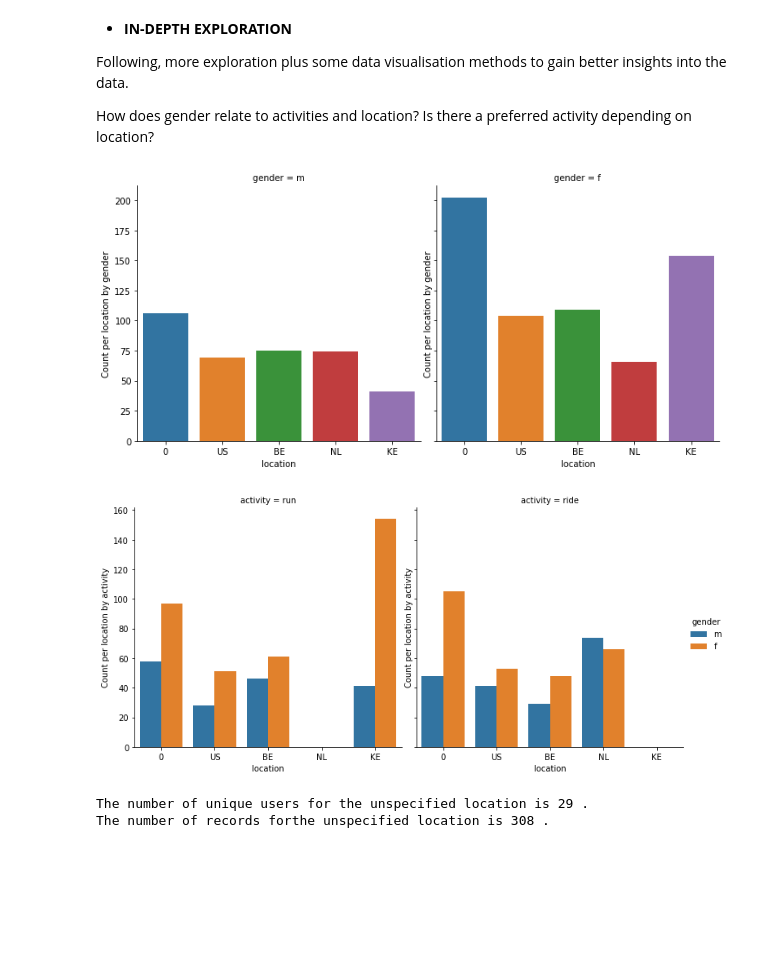
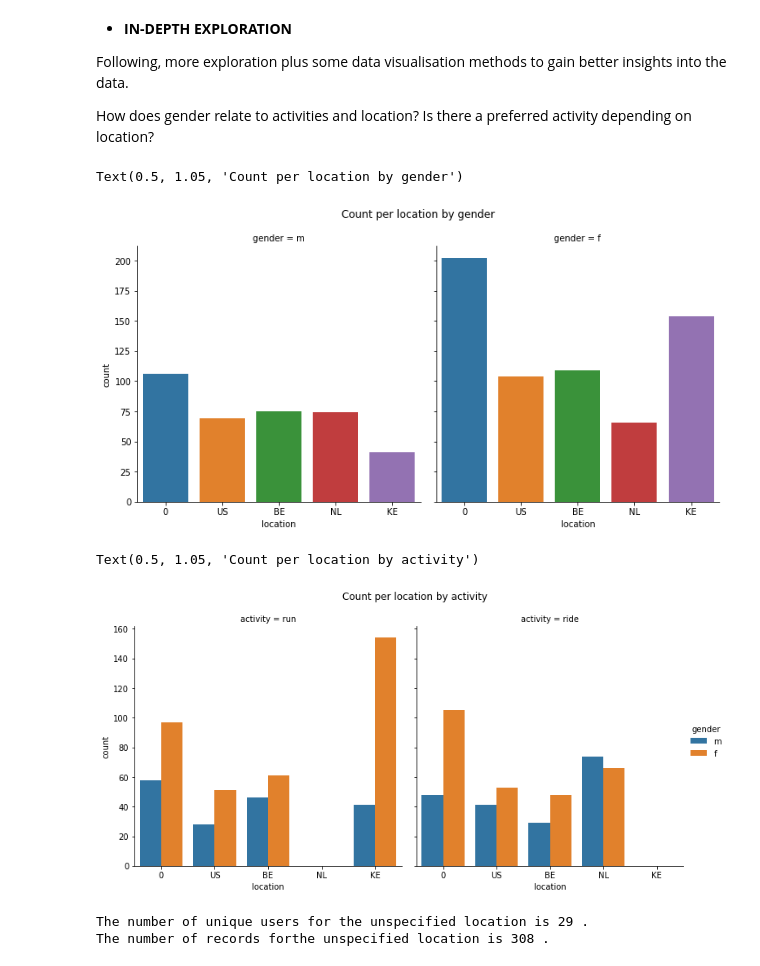
Before and after one commit to MartinaPastor/Pandas_for_data_analysis, a Jupyter notebook: Activities_analysis.ipynb, the cells around one changed output. Cells and saved outputs as stored; diff of their text form; code cells hidden in the pictures; blank space fills up the shorter version.

Commit message:
Fixed figure titles

```diff
--- a/Activities_analysis.ipynb
+++ b/Activities_analysis.ipynb
@@ -194,16 +194,16 @@ Following, more exploration plus some data visualisation methods to gain better
 How does gender relate to activities and location? Is there a preferred activity depending on location?
 # %%
 loc_per_gender = sns.catplot(data=df, x='location', col = 'gender', kind='count', ci=False);
-loc_per_gender.set(ylabel='Count per location by gender')
-plt.show()
+loc_per_gender.fig.suptitle('Count per location by gender', y=1.05)
 # %% [output]
+Text(0.5, 1.05, 'Count per location by gender')
-[figure, old version]
+[figure, new version]
 # %%
 loc_per_activity = sns.catplot(data=df, x='location', col = 'activity' ,hue = 'gender', kind='count', ci=False);
-loc_per_activity.set(ylabel='Count per location by activity')
-plt.show()
+loc_per_activity.fig.suptitle('Count per location by activity', y=1.05)
 # %% [output]
+Text(0.5, 1.05, 'Count per location by activity')
-[figure, old version]
+[figure, new version]
 # %%
 #checking how many users and records are available for the non specified location
 df0 = df[df.location == '0'][['user']]
```
Also changed, not shown: parts of 4 cells of this notebook.
